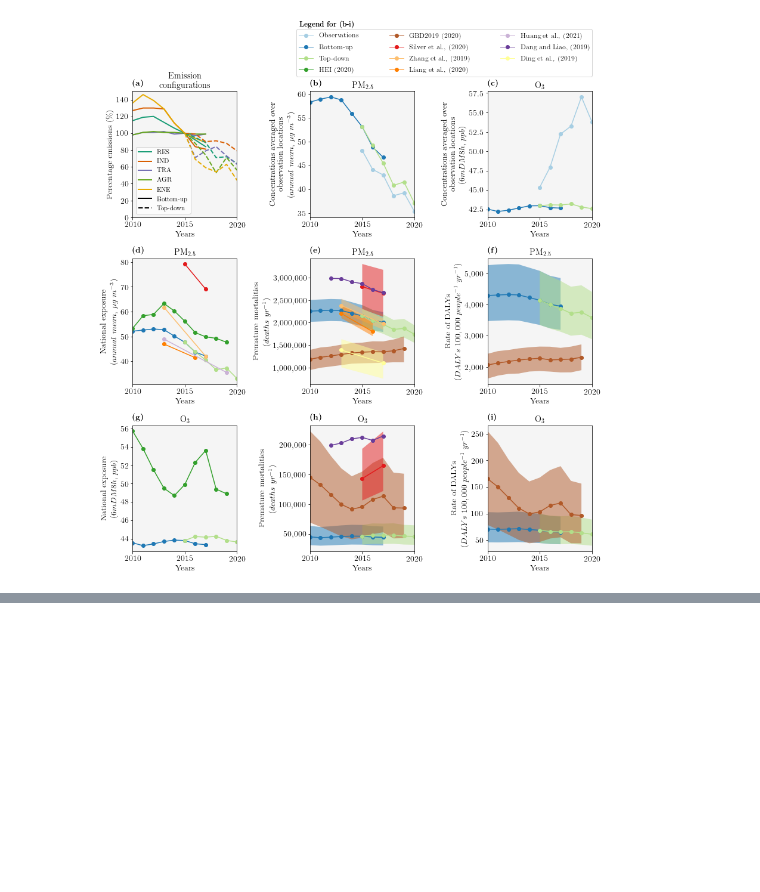
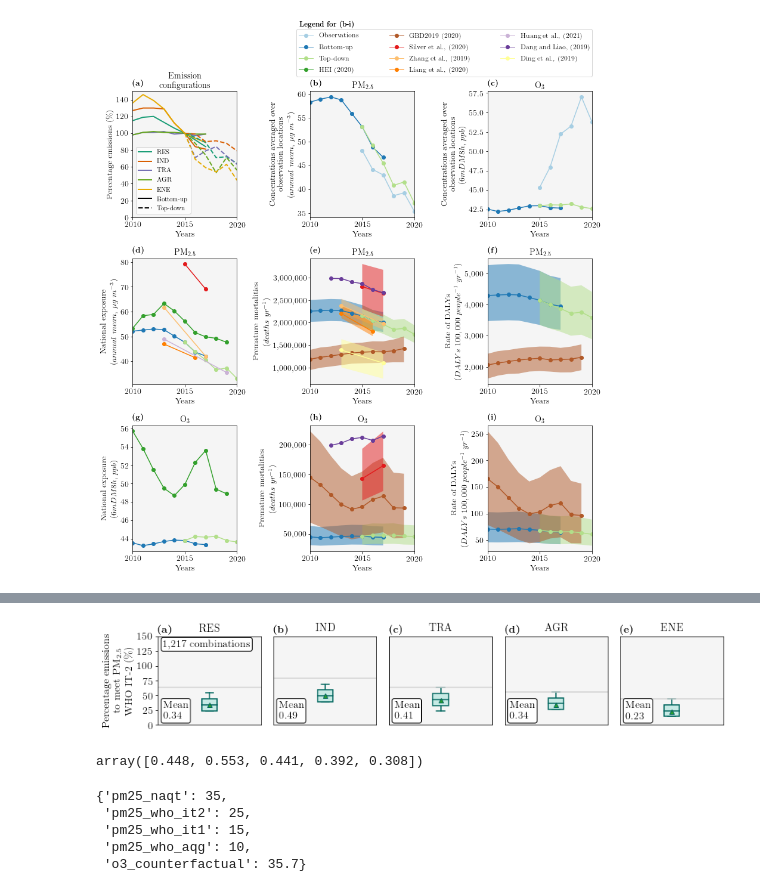
Before and after one commit to lukeconibear/emulator_annual, a Jupyter notebook: find_emissions_that_caused_air_quality_change.ipynb, the cells around one changed output, grey strips where cells are left out. Drawn from its saved outputs; the diff is of its cells as text; code cells hidden in the pictures; blank space fills up the shorter version.

```diff
--- a/find_emissions_that_caused_air_quality_change.ipynb
+++ b/find_emissions_that_caused_air_quality_change.ipynb
@@ -1976,0 +2145,17 @@ The PostScript backend does not support transparency; partially transparent arti
+# %%
+for region_target, emission_configs in emission_configs_that_meet_targets.items():
+    for emission_config in emission_configs:
+        res, ind, tra, agr, ene = [float(num) for num in re.findall(r'\d+.\d+', emission_config)]
+        factors_res[region_target].append(res)
+        factors_ind[region_target].append(ind)
+        factors_tra[region_target].append(tra)
+        factors_agr[region_target].append(agr)
+        factors_ene[region_target].append(ene)
+# %%
+target_labels = {
+    'pm25_naqt': 'PM$_{2.5}$\nNAQT',
+    'pm25_who_it2': 'PM$_{2.5}$\nWHO IT-2',
+    'pm25_who_it1': 'PM$_{2.5}$\nWHO IT-1',
+    'pm25_who_aqg': 'PM$_{2.5}$\nWHO AQG',
+    'o3_counterfactual': 'O$_3$\ncounterfactual',
+}
@@ -1976,0 +2207,61 @@ The PostScript backend does not support transparency; partially transparent arti
+# %%
+#for region in regions:
+region = 'China'
+fig = plt.figure(1, figsize=(15, 3))
+gs = gridspec.GridSpec(1, 5)
+
+# target = 'pm25_naqt'
+# make_boxplot(0, factors_res[f'{region}_{target}'], 'RES', target_labels[target])
+# make_boxplot(1, factors_ind[f'{region}_{target}'], 'IND', target_labels[target])
+# make_boxplot(2, factors_tra[f'{region}_{target}'], 'TRA', target_labels[target])
+# make_boxplot(3, factors_agr[f'{region}_{target}'], 'AGR', target_labels[target])
+# make_boxplot(4, factors_ene[f'{region}_{target}'], 'ENE', target_labels[target])
+
+target = 'pm25_who_it2'
+make_boxplot(0, factors_res[f'{region}_{target}'], 'RES', target_labels[target])
+make_boxplot(1, factors_ind[f'{region}_{target}'], 'IND', target_labels[target])
+make_boxplot(2, factors_tra[f'{region}_{target}'], 'TRA', target_labels[target])
+make_boxplot(3, factors_agr[f'{region}_{target}'], 'AGR', target_labels[target])
+make_boxplot(4, factors_ene[f'{region}_{target}'], 'ENE', target_labels[target])
+
+# target = 'pm25_who_it1'
+# make_boxplot(10, factors_res[f'{region}_{target}'], 'RES', target_labels[target])
+# make_boxplot(11, factors_ind[f'{region}_{target}'], 'IND', target_labels[target])
+# make_boxplot(12, factors_tra[f'{region}_{target}'], 'TRA', target_labels[target])
+# make_boxplot(13, factors_agr[f'{region}_{target}'], 'AGR', target_labels[target])
+# make_boxplot(14, factors_ene[f'{region}_{target}'], 'ENE', target_labels[target])
+
+# target = 'pm25_who_aqg'
+# make_boxplot(15, factors_res[f'{region}_{target}'], 'RES', target_labels[target])
+# make_boxplot(16, factors_ind[f'{region}_{target}'], 'IND', target_labels[target])
+# make_boxplot(17, factors_tra[f'{region}_{target}'], 'TRA', target_labels[target])
+# make_boxplot(18, factors_agr[f'{region}_{target}'], 'AGR', target_labels[target])
+# make_boxplot(19, factors_ene[f'{region}_{target}'], 'ENE', target_labels[target])
+
+# target = 'o3_counterfactual'
+# make_boxplot(20, factors_res[f'{region}_{target}'], 'RES', target_labels[target])
+# make_boxplot(21, factors_ind[f'{region}_{target}'], 'IND', target_labels[target])
+# make_boxplot(22, factors_tra[f'{region}_{target}'], 'TRA', target_labels[target])
+# make_boxplot(23, factors_agr[f'{region}_{target}'], 'AGR', target_labels[target])
+# make_boxplot(24, factors_ene[f'{region}_{target}'], 'ENE', target_labels[target])
+
+gs.tight_layout(fig, rect=[0, 0, 0.78, 0.78])
+
+#plt.savefig(f'/nfs/b0122/Users/earlacoa/png/paper_aia_emulator_annual/boxplots_emission_config_meet_targets_{region}_topdown2020baseline.png', dpi=700, alpha=True, bbox_inches='tight')
+#plt.savefig(f'/nfs/b0122/Users/earlacoa/png/paper_aia_emulator_annual/boxplots_emission_config_meet_targets_{region}_topdown2020baseline.eps', format='eps', dpi=700, alpha=True, bbox_inches='tight')
+plt.show()
+# %% [output]
+[figure, added]
+# %%
+top_down_2020_baseline = np.array([0.64, 0.79, 0.63, 0.56, 0.44])
+top_down_2020_baseline * 0.7
+# %% [output]
+array([0.448, 0.553, 0.441, 0.392, 0.308])
+# %%
+targets
+# %% [output]
+{'pm25_naqt': 35,
+ 'pm25_who_it2': 25,
+ 'pm25_who_it1': 15,
+ 'pm25_who_aqg': 10,
+ 'o3_counterfactual': 35.7}
```
Also changed, not shown: parts of 14 cells of this notebook, 5 other files.
